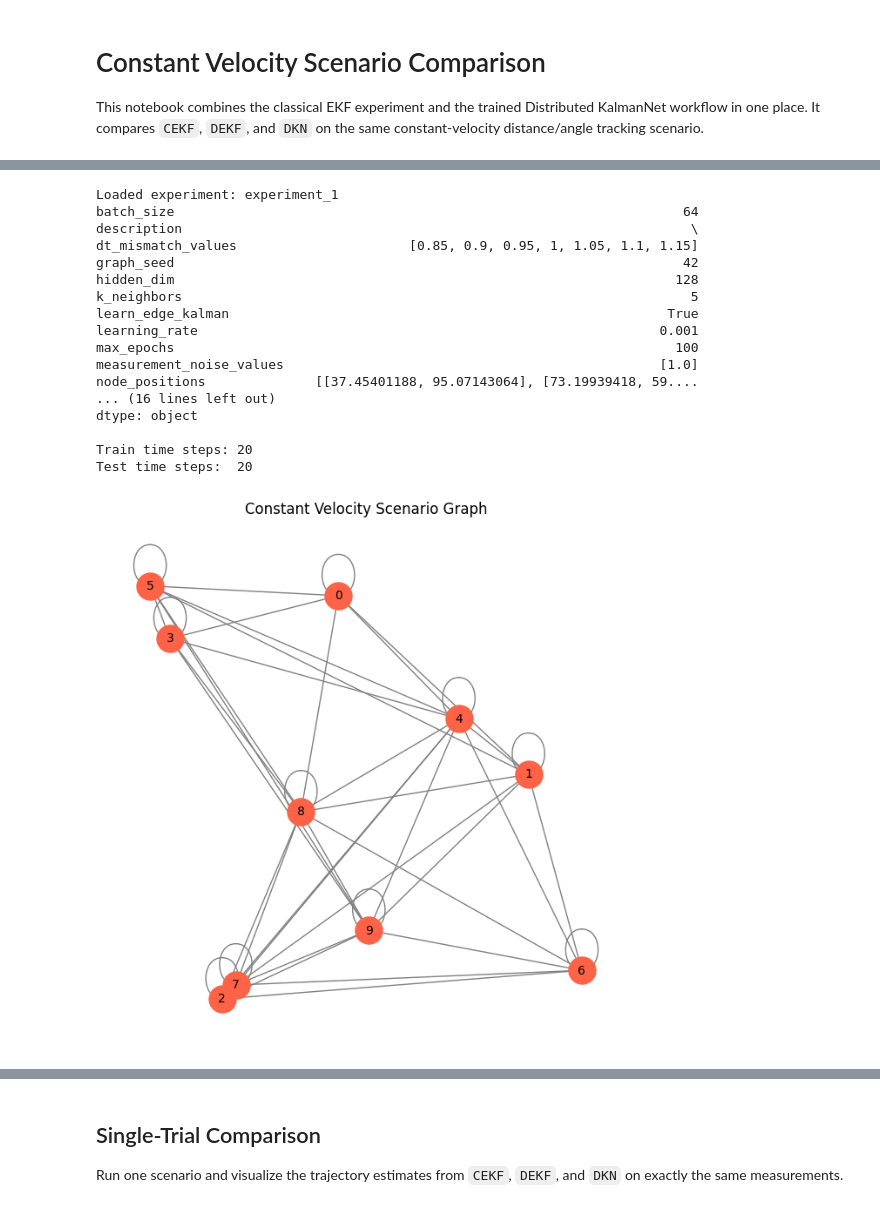
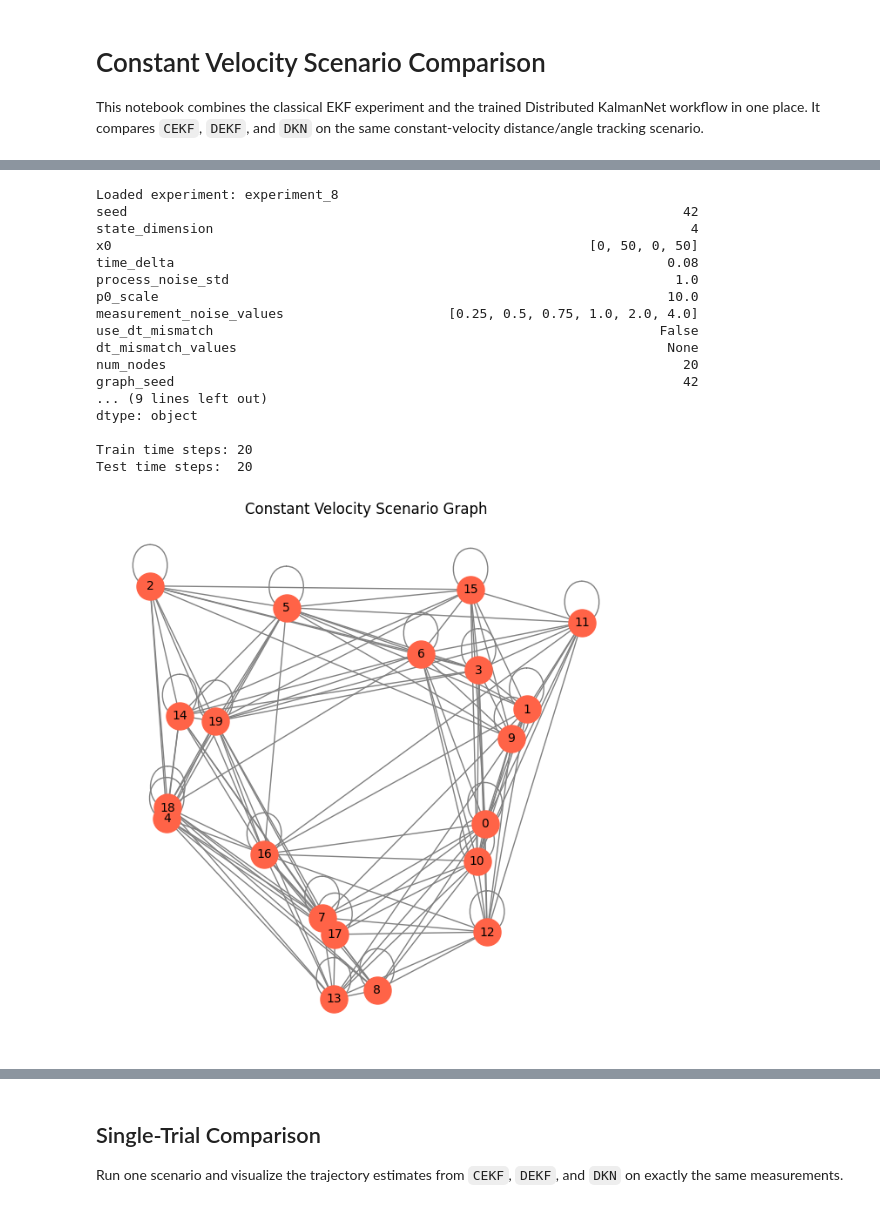
Before and after one commit to AvivG123/distributedKNET, a Jupyter notebook: notebooks/const_vel_scenario_comparison.ipynb, the cells around one changed output, grey strips where cells are left out. Cells and saved outputs as stored; diff of their text form; code cells hidden in the pictures.

```diff
--- a/notebooks/const_vel_scenario_comparison.ipynb
+++ b/notebooks/const_vel_scenario_comparison.ipynb
@@ -72,8 +94,8 @@ Available experiments:
 # %%
-EXPERIMENT = 1 # ← set this to the number printed above, then run
+EXPERIMENT = 8 # ← set this to the number printed above, then run
 
 experiment_dir = experiments[EXPERIMENT - 1]
-config_val = load_config(experiment_dir / "config.json")
+config_val = load_experiment_config(experiment_dir)
 print(f"Loaded experiment: {experiment_dir.name}")
 print(pd.Series(config_val))
 
@@ -88,6 +110,15 @@ num_trials = config_val["num_trials"]
 process_noise_std = config_val["process_noise_std"]
 time_delta = config_val["time_delta"]
 measurement_noise_values = config_val["measurement_noise_values"]
+
+dkn_dir = experiment_dir / "DKN"
+available_noise_values = [r for r in measurement_noise_values if (dkn_dir / f"r={r}.pth").exists()]
+missing_noise_values = [r for r in measurement_noise_values if r not in available_noise_values]
+if missing_noise_values:
+    print(f"Warning: missing DKN checkpoints for r={missing_noise_values} in {dkn_dir} — skipping.")
+if not available_noise_values:
+    raise RuntimeError(f"No DKN checkpoints found in {dkn_dir}")
+measurement_noise_values = available_noise_values
 
 x_init = np.array(config_val["x0"], dtype=float).reshape(state_dimension, 1)
 p0 = np.eye(state_dimension) * config_val["p0_scale"]
@@ -95,43 +126,43 @@ p0 = np.eye(state_dimension) * config_val["p0_scale"]
 node_positions = np.array(config_val["node_positions"], dtype=float)
 f_system = ConstantVelocityModel(time_delta)
 h_system = DistanceAngleObservation(node_positions)
 adjacency_matrix = create_distance_based_graph(
     node_positions,
     k_neighbors=config_val["k_neighbors"],
     seed=config_val["graph_seed"],
 )
 j_matrix = np.array(adjacency_matrix, dtype=float, copy=True)
 np.fill_diagonal(j_matrix, 1.0)
 node_types = h_system.node_classification[:, 0].numpy().astype(int)
 
 plot_dir = experiment_dir / "plots"
 plot_dir.mkdir(parents=True, exist_ok=True)
 
 def get_trial_data(r_noise):
     trajectory = generate_trajectory(f_system, x_init, num_time_steps, process_noise_std)
     measurements = generate_measurements(h_system, trajectory, r_noise)
     return trajectory, measurements
 
 print(f"\nTrain time steps: {train_time_steps}")
 print(f"Test time steps:  {test_time_steps}")
 plot_graph(adjacency_matrix, node_positions, title="Constant Velocity Scenario Graph")
 plot_trajectory_and_nodes(node_positions, node_types, generate_trajectory(f_system, x_init, num_time_steps, process_noise_std))
 # %% [output]
-Loaded experiment: experiment_1
-batch_size                                                                 64
-description                                                                 \
-dt_mismatch_values                      [0.85, 0.9, 0.95, 1, 1.05, 1.1, 1.15]
+Loaded experiment: experiment_8
+seed                                                                       42
+state_dimension                                                             4
+x0                                                             [0, 50, 0, 50]
+time_delta                                                               0.08
+process_noise_std                                                         1.0
+p0_scale                                                                 10.0
+measurement_noise_values                     [0.25, 0.5, 0.75, 1.0, 2.0, 4.0]
+use_dt_mismatch                                                         False
+dt_mismatch_values                                                       None
+num_nodes                                                                  20
 graph_seed                                                                 42
-hidden_dim                                                                128
-k_neighbors                                                                 5
-learn_edge_kalman                                                        True
-learning_rate                                                           0.001
-max_epochs                                                                100
-measurement_noise_values                                                [1.0]
-node_positions              [[37.45401188, 95.07143064], [73.19939418, 59....
-... (16 lines left out)
+... (9 lines left out)
 dtype: object
 
 Train time steps: 20
 Test time steps:  20
-[figure, old version]
+[figure, new version]
```
Also changed, not shown: parts of 8 cells of this notebook, 3 other files.
